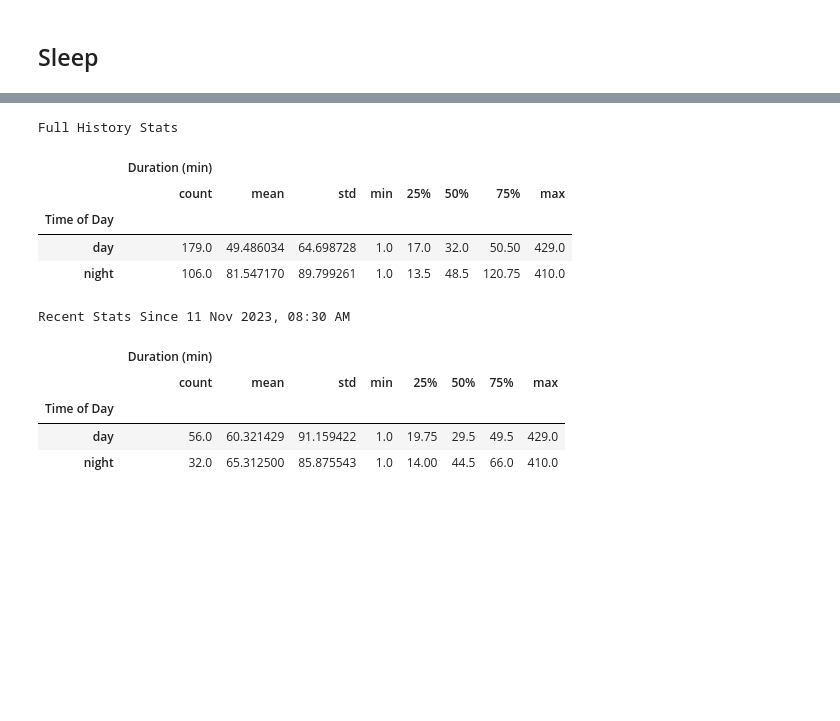
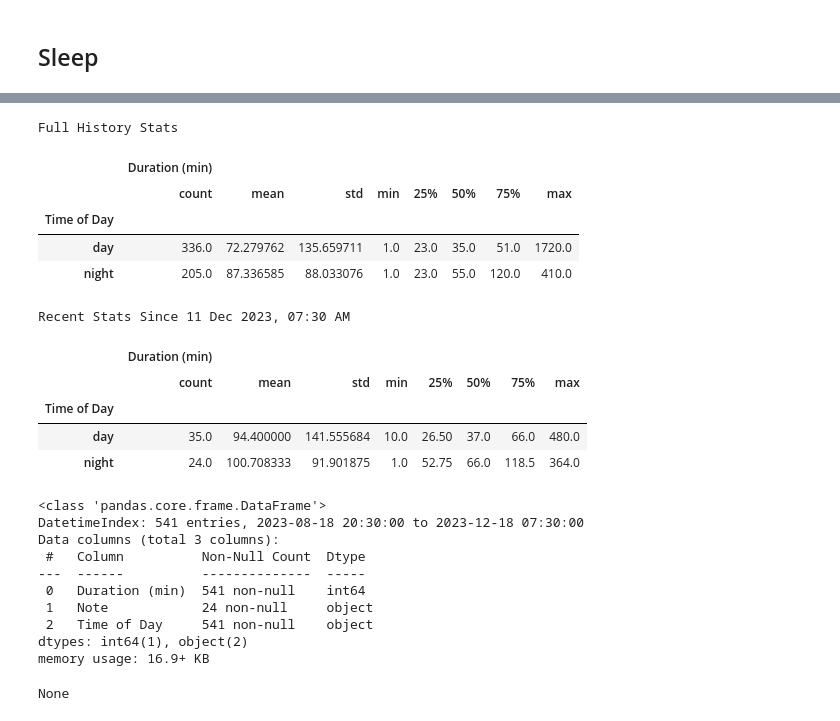
Before and after one commit to jgalloway42/andrews_baby_tracker, a Jupyter notebook: notebooks/andrews_data.ipynb, the cells around one changed output, grey strips where cells are left out. Saved outputs shown, nothing was run; the diff lists cells and outputs as text; code cells hidden in the pictures; blank space fills up the shorter version.

```diff
--- a/notebooks/andrews_data.ipynb
+++ b/notebooks/andrews_data.ipynb
@@ -332,12 +332,17 @@ _=plt.savefig(os.path.join(figure_path,'feeding_by_hour.png'),bbox_inches='tight
 # %% [markdown]
 ## Sleep
 # %%
+import locale
+locale.setlocale( locale.LC_ALL, 'en_US.UTF-8' )
+
 def time_of_day(hour):
     if hour < 7 or hour > 19:
         return 'night'
     else:
         return 'day'
+
 sleep_df = get_data(files_dict['Andrew_sleep'])
+sleep_df['Duration (min)'] = sleep_df['Duration (min)'].apply(locale.atoi)
 sleep_df['Time of Day'] = [time_of_day(x.hour) for x in sleep_df.index]
 sleep_df[~sleep_df.Note.isna()]
 # %% [output]
@@ -360,22 +367,34 @@ sleep_df[~sleep_df.Note.isna()]
 # %%
 start_date, recent_filter = get_recent_filter(df=sleep_df)
 s = datetime.strftime(start_date,'%d %b %Y, %I:%M %p')
 print('Full History Stats')
 display(sleep_df.groupby('Time of Day').describe())
 print(f'Recent Stats Since {s}')
 display(sleep_df.loc[recent_filter].groupby('Time of Day').describe())
+display(sleep_df.info())
 # %% [output]
 Full History Stats
 |  | Duration (min) |  |  |  |  |  |  |  |
 |  | count | mean | std | min | 25% | 50% | 75% | max |
 | Time of Day |  |  |  |  |  |  |  |  |
-| day | 179.0 | 49.486034 | 64.698728 | 1.0 | 17.0 | 32.0 | 50.50 | 429.0 |
-| night | 106.0 | 81.547170 | 89.799261 | 1.0 | 13.5 | 48.5 | 120.75 | 410.0 |
+| day | 336.0 | 72.279762 | 135.659711 | 1.0 | 23.0 | 35.0 | 51.0 | 1720.0 |
+| night | 205.0 | 87.336585 | 88.033076 | 1.0 | 23.0 | 55.0 | 120.0 | 410.0 |
-Recent Stats Since 11 Nov 2023, 08:30 AM
+Recent Stats Since 11 Dec 2023, 07:30 AM
 |  | Duration (min) |  |  |  |  |  |  |  |
 |  | count | mean | std | min | 25% | 50% | 75% | max |
 | Time of Day |  |  |  |  |  |  |  |  |
-| day | 56.0 | 60.321429 | 91.159422 | 1.0 | 19.75 | 29.5 | 49.5 | 429.0 |
-| night | 32.0 | 65.312500 | 85.875543 | 1.0 | 14.00 | 44.5 | 66.0 | 410.0 |
+| day | 35.0 | 94.400000 | 141.555684 | 10.0 | 26.50 | 37.0 | 66.0 | 480.0 |
+| night | 24.0 | 100.708333 | 91.901875 | 1.0 | 52.75 | 66.0 | 118.5 | 364.0 |
+<class 'pandas.core.frame.DataFrame'>
+DatetimeIndex: 541 entries, 2023-08-18 20:30:00 to 2023-12-18 07:30:00
+Data columns (total 3 columns):
+ #   Column          Non-Null Count  Dtype
+---  ------          --------------  -----
+ 0   Duration (min)  541 non-null    int64
+ 1   Note            24 non-null     object
+ 2   Time of Day     541 non-null    object
+dtypes: int64(1), object(2)
+memory usage: 16.9+ KB
+None
 # %%
 def plot_dist_with_mean_median(df,col,ax,title):
```
Also changed, not shown: parts of 12 cells of this notebook, 7 other files.
